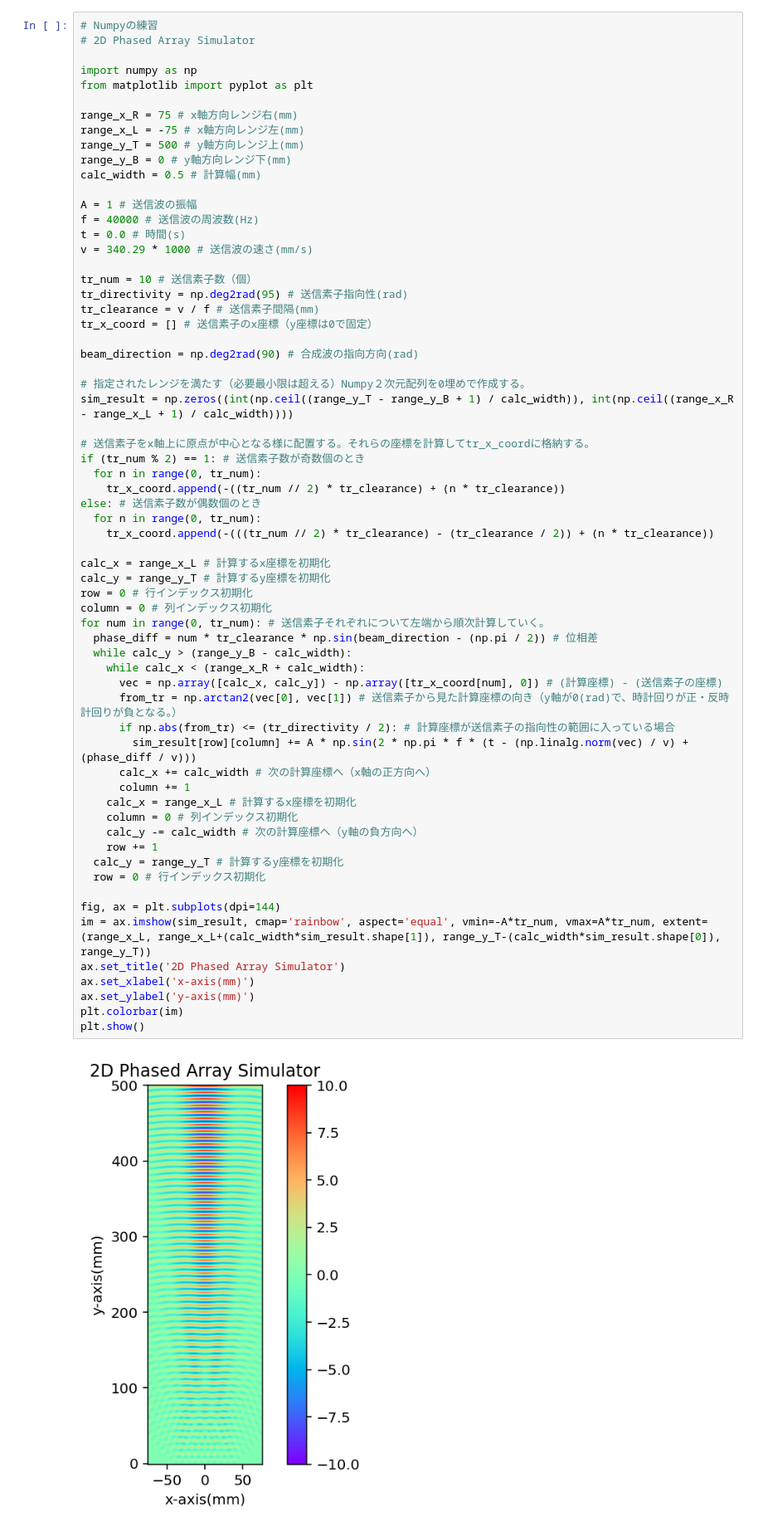
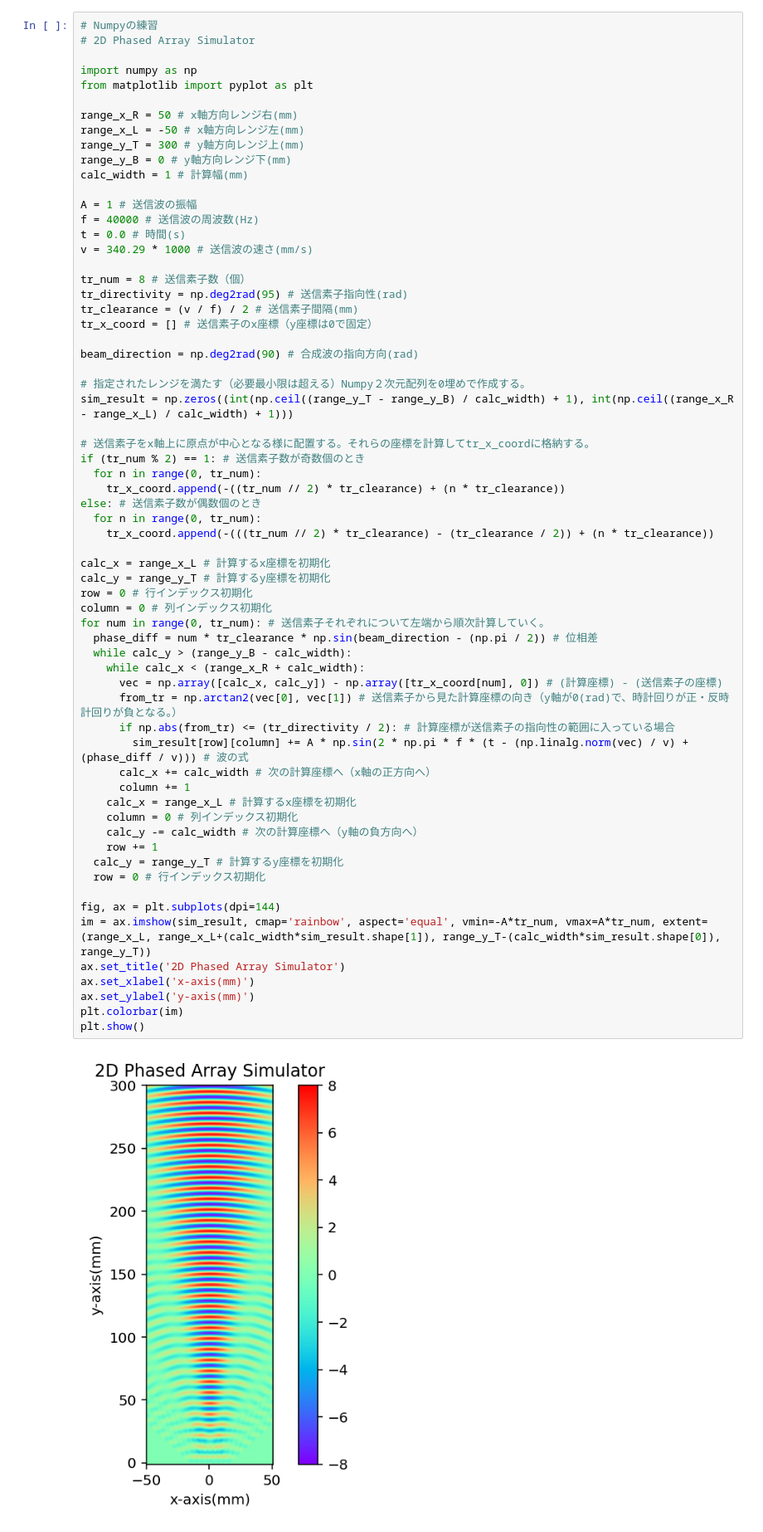
Before and after one commit to ShotaSasaki-HCU/Prog2kakushin, a Jupyter notebook: work2.ipynb, the cells around one changed output. Shown at 83% size. Saved outputs shown, nothing was run; the diff lists cells and outputs as text.

```diff
--- a/work2.ipynb
+++ b/work2.ipynb
@@ -7,26 +7,26 @@
 import numpy as np
 from matplotlib import pyplot as plt
 
-range_x_R = 75 # x軸方向レンジ右(mm)
-range_x_L = -75 # x軸方向レンジ左(mm)
-range_y_T = 500 # y軸方向レンジ上(mm)
+range_x_R = 50 # x軸方向レンジ右(mm)
+range_x_L = -50 # x軸方向レンジ左(mm)
+range_y_T = 300 # y軸方向レンジ上(mm)
 range_y_B = 0 # y軸方向レンジ下(mm)
-calc_width = 0.5 # 計算幅(mm)
+calc_width = 1 # 計算幅(mm)
 
 A = 1 # 送信波の振幅
 f = 40000 # 送信波の周波数(Hz)
 t = 0.0 # 時間(s)
 v = 340.29 * 1000 # 送信波の速さ(mm/s)
 
-tr_num = 10 # 送信素子数（個）
+tr_num = 8 # 送信素子数（個）
 tr_directivity = np.deg2rad(95) # 送信素子指向性(rad)
-tr_clearance = v / f # 送信素子間隔(mm)
+tr_clearance = (v / f) / 2 # 送信素子間隔(mm)
 tr_x_coord = [] # 送信素子のx座標（y座標は0で固定）
 
 beam_direction = np.deg2rad(90) # 合成波の指向方向(rad)
 
 # 指定されたレンジを満たす（必要最小限は超える）Numpy２次元配列を0埋めで作成する。
-sim_result = np.zeros((int(np.ceil((range_y_T - range_y_B + 1) / calc_width)), int(np.ceil((range_x_R - range_x_L + 1) / calc_width))))
+sim_result = np.zeros((int(np.ceil((range_y_T - range_y_B) / calc_width) + 1), int(np.ceil((range_x_R - range_x_L) / calc_width) + 1)))
 
 # 送信素子をx軸上に原点が中心となる様に配置する。それらの座標を計算してtr_x_coordに格納する。
 if (tr_num % 2) == 1: # 送信素子数が奇数個のとき
@@ -37,32 +37,32 @@ else: # 送信素子数が偶数個のとき
     tr_x_coord.append(-(((tr_num // 2) * tr_clearance) - (tr_clearance / 2)) + (n * tr_clearance))
 
 calc_x = range_x_L # 計算するx座標を初期化
 calc_y = range_y_T # 計算するy座標を初期化
 row = 0 # 行インデックス初期化
 column = 0 # 列インデックス初期化
 for num in range(0, tr_num): # 送信素子それぞれについて左端から順次計算していく。
   phase_diff = num * tr_clearance * np.sin(beam_direction - (np.pi / 2)) # 位相差
   while calc_y > (range_y_B - calc_width):
     while calc_x < (range_x_R + calc_width):
       vec = np.array([calc_x, calc_y]) - np.array([tr_x_coord[num], 0]) # (計算座標) - (送信素子の座標)
       from_tr = np.arctan2(vec[0], vec[1]) # 送信素子から見た計算座標の向き（y軸が0(rad)で、時計回りが正・反時計回りが負となる。）
       if np.abs(from_tr) <= (tr_directivity / 2): # 計算座標が送信素子の指向性の範囲に入っている場合
-        sim_result[row][column] += A * np.sin(2 * np.pi * f * (t - (np.linalg.norm(vec) / v) + (phase_diff / v)))
+        sim_result[row][column] += A * np.sin(2 * np.pi * f * (t - (np.linalg.norm(vec) / v) + (phase_diff / v))) # 波の式
       calc_x += calc_width # 次の計算座標へ（x軸の正方向へ）
       column += 1
     calc_x = range_x_L # 計算するx座標を初期化
     column = 0 # 列インデックス初期化
     calc_y -= calc_width # 次の計算座標へ（y軸の負方向へ）
     row += 1
   calc_y = range_y_T # 計算するy座標を初期化
   row = 0 # 行インデックス初期化
 
 fig, ax = plt.subplots(dpi=144)
 im = ax.imshow(sim_result, cmap='rainbow', aspect='equal', vmin=-A*tr_num, vmax=A*tr_num, extent=(range_x_L, range_x_L+(calc_width*sim_result.shape[1]), range_y_T-(calc_width*sim_result.shape[0]), range_y_T))
 ax.set_title('2D Phased Array Simulator')
 ax.set_xlabel('x-axis(mm)')
 ax.set_ylabel('y-axis(mm)')
 plt.colorbar(im)
 plt.show()
 # %% [output]
-[figure, old version]
+[figure, new version]
```
